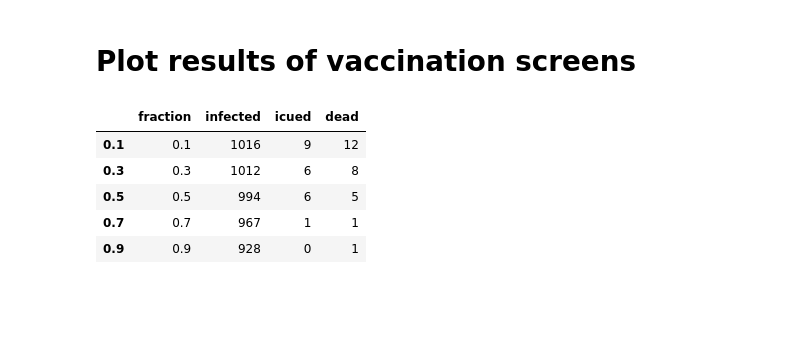
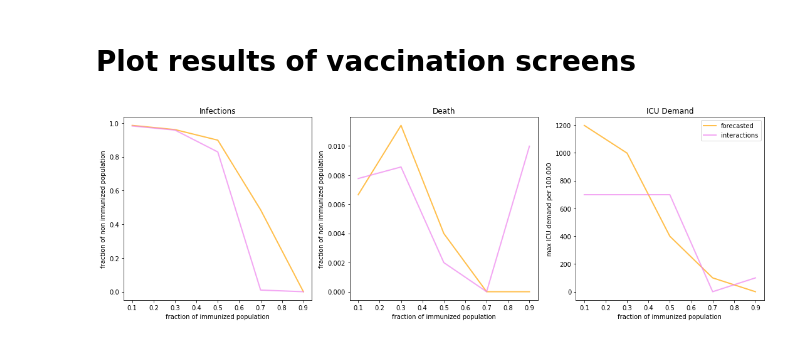
Before and after one commit to joba-1/Corona_Model, a Jupyter notebook: Demo_Vaccination.ipynb, the cells around one changed output. Saved outputs shown, nothing was run; the diff lists cells and outputs as text; code cells hidden in the pictures; blank space fills up the shorter version.

Commit message:
added plotting and choice of vaccination strategies

```diff
--- a/Demo_Vaccination.ipynb
+++ b/Demo_Vaccination.ipynb
@@ -174,15 +174,10 @@ def vaccinate_world(world, frac, ordered_agents):
     for p in world.people:
         if p.ID in agents_to_vaccinate:
             p.set_initially_recovered()
-# %%
-# get list of vaccination order
-
-#ordered_agents = agents_forecasted
-#ordered_agents = agents_by_type
-#ordered_agents = agents_by_interactions
-#ordered_agents = agents_by_households
-#ordered_agents = agents_by_age
-ordered_agents = agents_random
+# %%
+agent_orders = {'forecasted':agents_forecasted, 'overrepresentation':agents_by_type,
+                'interactions':agents_by_interactions, 'households':agents_by_households,
+                'age':agents_by_age, 'random':agents_random}
 # %%
 # get vaccinated fractions to simulate
 fractions = np.arange(0.1, 0.91, 0.2)
@@ -218,0 +202,3 @@ list of initial infected changed from  [1, 2, 3, 4]  to  [6, 12, 15, 20]
+# %%
+strategies_to_test = ['forecasted', 'interactions']
+results_dict = {strategy: simulate_fractions(modeledWorld, agent_orders[strategy], fractions) for strategy in strategies_to_test}
@@ -219,11 +236,2 @@ list of initial infected changed from  [1, 2, 3, 4]  to  [6, 12, 15, 20]
 # %% [markdown]
 # Plot results of vaccination screens
-# %%
-results
-# %% [output]
-|  | fraction | infected | icued | dead |
-| 0.1 | 0.1 | 1016 | 9 | 12 |
-| 0.3 | 0.3 | 1012 | 6 | 8 |
-| 0.5 | 0.5 | 994 | 6 | 5 |
-| 0.7 | 0.7 | 967 | 1 | 1 |
-| 0.9 | 0.9 | 928 | 0 | 1 |
@@ -234,0 +238,31 @@ results
+# %%
+fig, axs = plt.subplots(1,3, figsize=(15,5))
+
+colors = {'random':'lightseagreen', 'interactions':'violet', 'age':'gold',
+          'overrepresentation':'royalblue', 'households':'lightgreen', 'forecasted':'orange'}
+
+for strategy in results_dict:
+    fractions = results_dict[strategy]['fraction']
+    axs[0].plot(fractions, results_dict[strategy]['infected']/(modeledWorld.number_of_people*(1-fractions)),
+                label=strategy, lw=2, alpha=0.7, color=colors[strategy])
+    axs[1].plot(fractions, results_dict[strategy]['dead']/(modeledWorld.number_of_people*(1-fractions)),
+                label=strategy, lw=2, alpha=0.7, color=colors[strategy])
+    axs[2].plot(fractions, (results_dict[strategy]['icued']/modeledWorld.number_of_people)*100000.0,
+                label=strategy, lw=2, alpha=0.7, color=colors[strategy])
+
+for ax in axs:
+    ax.set_xlabel('fraction of immunized population')
+
+axs[0].set_ylabel('fraction of non immunized population')
+axs[1].set_ylabel('fraction of non immunized population')
+axs[2].set_ylabel('max ICU demand per 100.000')
+
+axs[0].set_title('Infections')
+axs[1].set_title('Death')
+axs[2].set_title('ICU Demand')
+
+plt.legend()
+
+plt.tight_layout()
+# %% [output]
+[figure, added]
```
Also changed, not shown: parts of 6 cells of this notebook.
